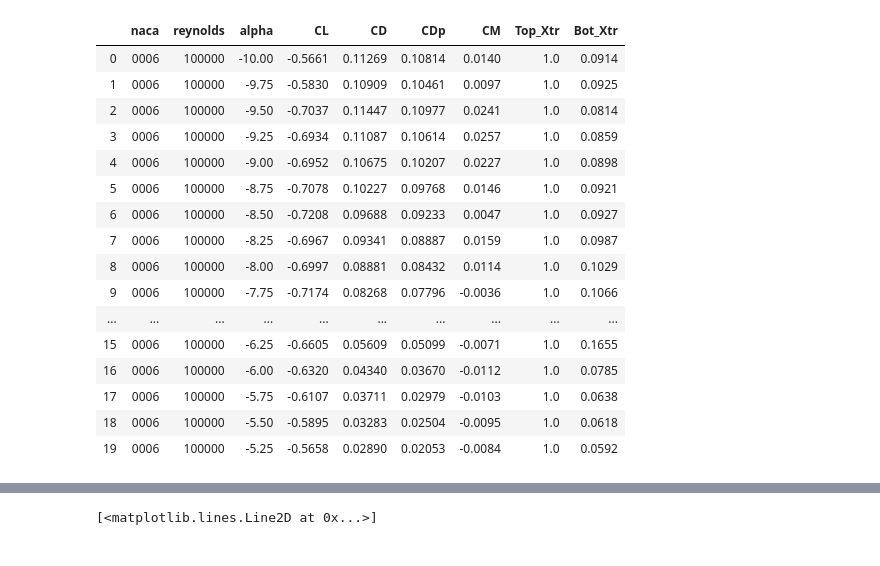
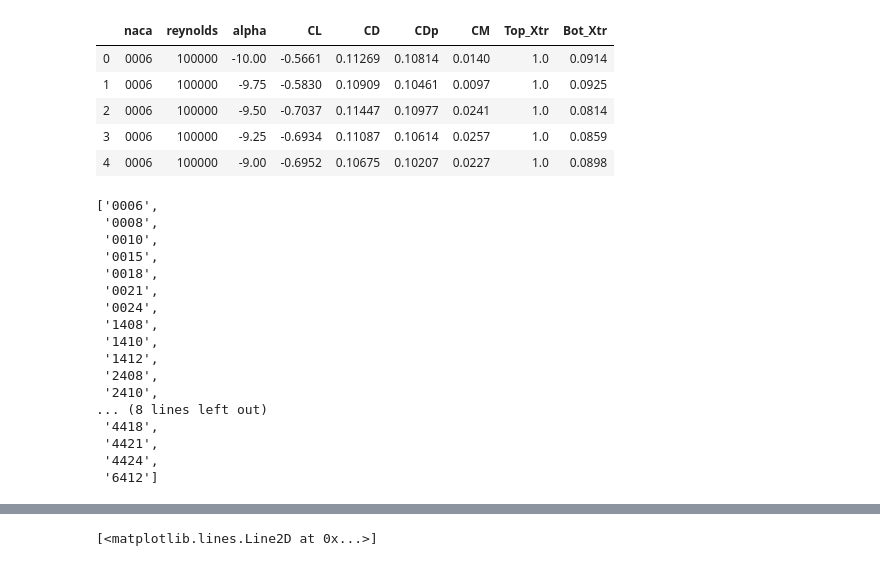
Before and after one commit to eliesls/Mecaero_Groupe3, a Jupyter notebook: Etude_stat.ipynb, the cells around one changed output, grey strips where cells are left out. Saved outputs shown, nothing was run; the diff lists cells and outputs as text; code cells hidden in the pictures.

```diff
--- a/Etude_stat.ipynb
+++ b/Etude_stat.ipynb
@@ -4,22 +4,11 @@ import numpy as np
 from matplotlib import pyplot as plt
 # %%
 df = pd.read_csv('nacas.csv')
-df.head(n=20)
+df.head(n=5)
 # %% [output]
 |  | naca | reynolds | alpha | CL | CD | CDp | CM | Top_Xtr | Bot_Xtr |
 | 0 | 0006 | 100000 | -10.00 | -0.5661 | 0.11269 | 0.10814 | 0.0140 | 1.0 | 0.0914 |
 | 1 | 0006 | 100000 | -9.75 | -0.5830 | 0.10909 | 0.10461 | 0.0097 | 1.0 | 0.0925 |
 | 2 | 0006 | 100000 | -9.50 | -0.7037 | 0.11447 | 0.10977 | 0.0241 | 1.0 | 0.0814 |
 | 3 | 0006 | 100000 | -9.25 | -0.6934 | 0.11087 | 0.10614 | 0.0257 | 1.0 | 0.0859 |
 | 4 | 0006 | 100000 | -9.00 | -0.6952 | 0.10675 | 0.10207 | 0.0227 | 1.0 | 0.0898 |
-| 5 | 0006 | 100000 | -8.75 | -0.7078 | 0.10227 | 0.09768 | 0.0146 | 1.0 | 0.0921 |
-| 6 | 0006 | 100000 | -8.50 | -0.7208 | 0.09688 | 0.09233 | 0.0047 | 1.0 | 0.0927 |
-| 7 | 0006 | 100000 | -8.25 | -0.6967 | 0.09341 | 0.08887 | 0.0159 | 1.0 | 0.0987 |
-| 8 | 0006 | 100000 | -8.00 | -0.6997 | 0.08881 | 0.08432 | 0.0114 | 1.0 | 0.1029 |
-| 9 | 0006 | 100000 | -7.75 | -0.7174 | 0.08268 | 0.07796 | -0.0036 | 1.0 | 0.1066 |
-| ... | ... | ... | ... | ... | ... | ... | ... | ... | ... |
-| 15 | 0006 | 100000 | -6.25 | -0.6605 | 0.05609 | 0.05099 | -0.0071 | 1.0 | 0.1655 |
-| 16 | 0006 | 100000 | -6.00 | -0.6320 | 0.04340 | 0.03670 | -0.0112 | 1.0 | 0.0785 |
-| 17 | 0006 | 100000 | -5.75 | -0.6107 | 0.03711 | 0.02979 | -0.0103 | 1.0 | 0.0638 |
-| 18 | 0006 | 100000 | -5.50 | -0.5895 | 0.03283 | 0.02504 | -0.0095 | 1.0 | 0.0618 |
-| 19 | 0006 | 100000 | -5.25 | -0.5658 | 0.02890 | 0.02053 | -0.0084 | 1.0 | 0.0592 |
@@ -25,0 +27,22 @@ df.head(n=20)
+# %%
+L = list(np.unique(list(df['naca'])))
+L = list(filter(lambda x: len(x) == 4, L))
+L
+# %% [output]
+['0006',
+ '0008',
+ '0010',
+ '0015',
+ '0018',
+ '0021',
+ '0024',
+ '1408',
+ '1410',
+ '1412',
+ '2408',
+ '2410',
+... (8 lines left out)
+ '4418',
+ '4421',
+ '4424',
+ '6412']
```
Also changed, not shown: parts of 20 cells of this notebook.
